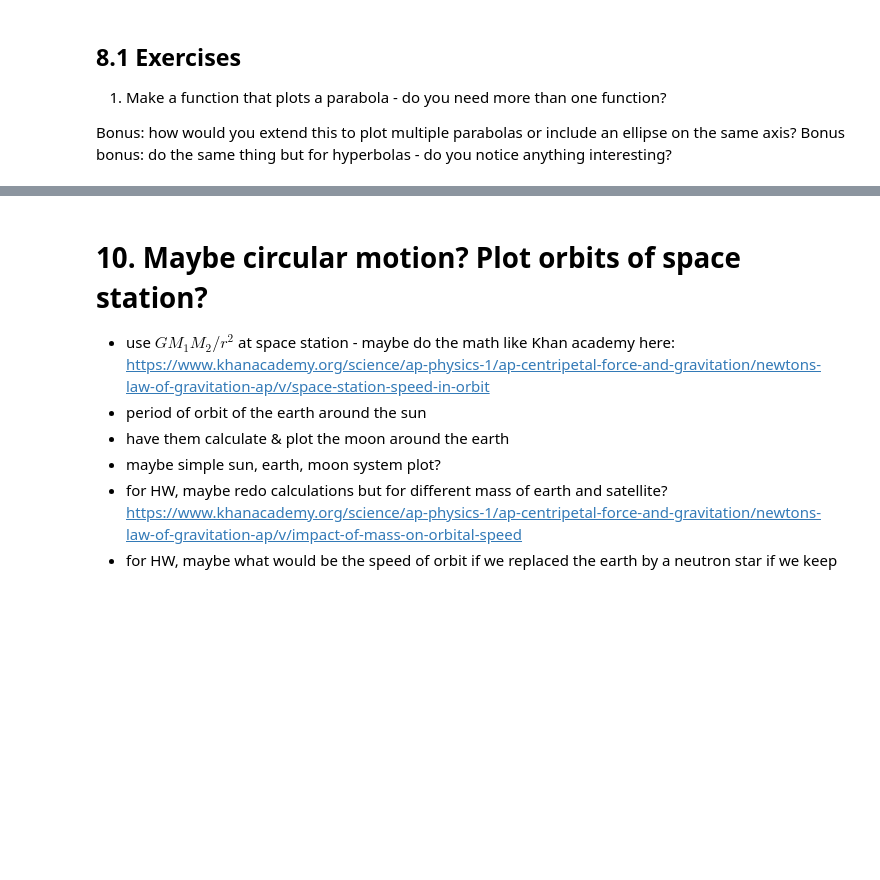
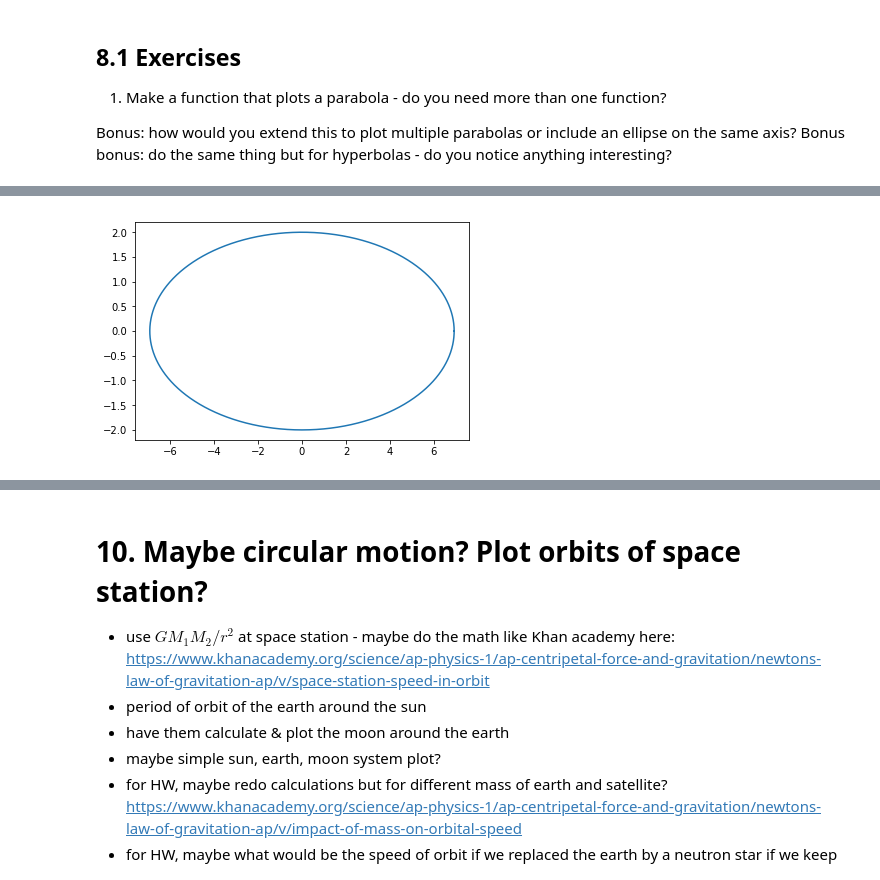
Before and after one commit to jnaiman/csci-p-14110, a Jupyter notebook: lesson01/_introToPython_notes_lesson01.ipynb, the cells around one changed output, grey strips where cells are left out. Cells and saved outputs as stored; diff of their text form; code cells hidden in the pictures; blank space fills up the shorter version.

```diff
--- a/lesson01/_introToPython_notes_lesson01.ipynb
+++ b/lesson01/_introToPython_notes_lesson01.ipynb
@@ -1024,0 +1077,13 @@ Bonus: how would you extend this to plot multiple parabolas or include an ellips
+# %%
+# we can use our fig/ax stuff like before, just for practice
+
+x = r*np.cos(theta)
+y = r*np.sin(theta)
+
+fig = plt.figure()
+ax = fig.add_subplot(111)
+ax.plot(x, y)
+
+plt.show()
+# %% [output]
+[figure, added]
```
Also changed, not shown: parts of 9 cells of this notebook, 5 other files.
